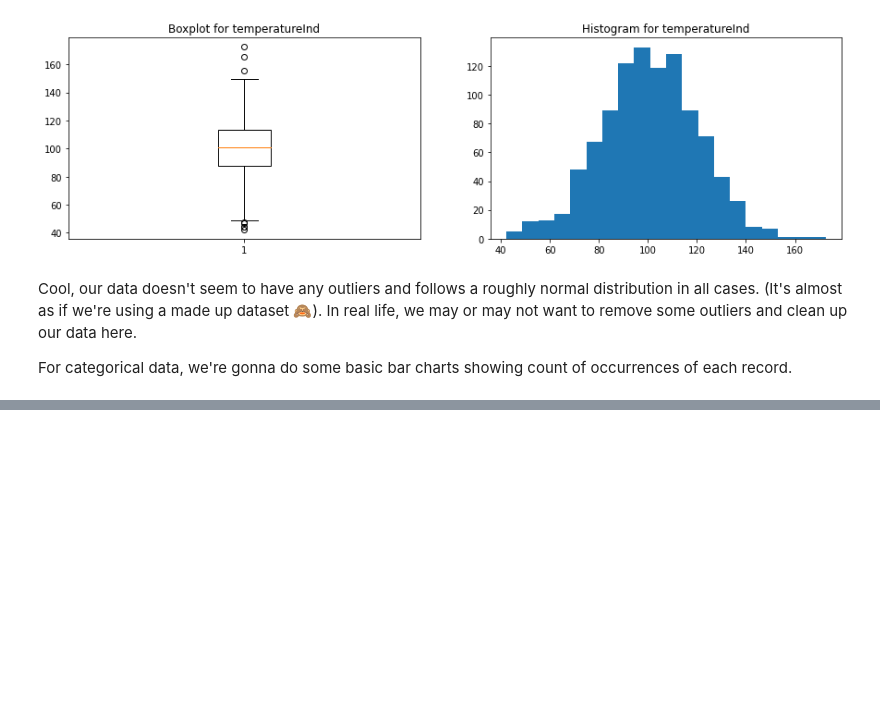
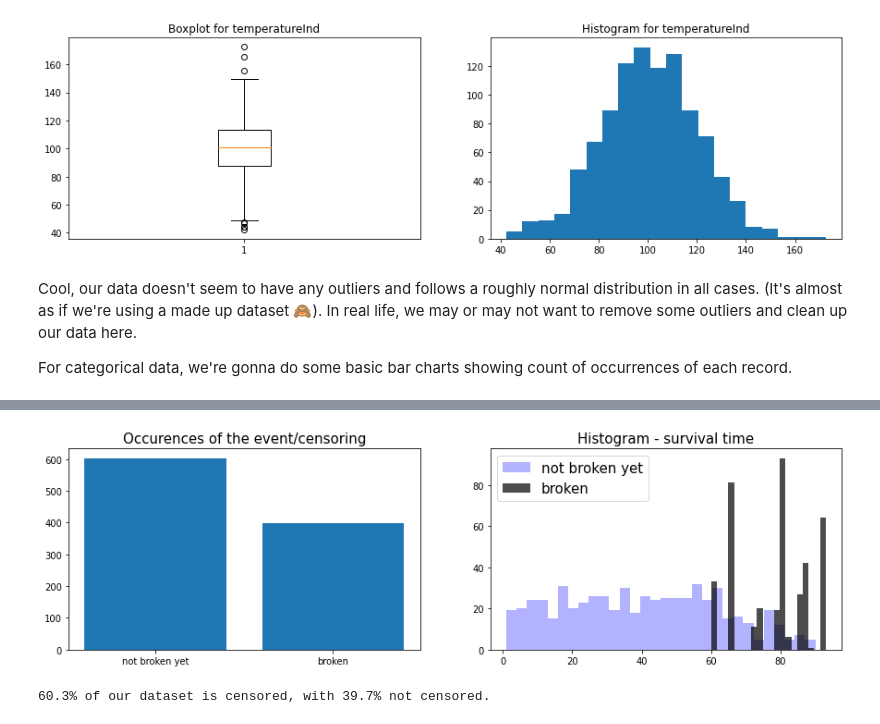
Before and after one commit to JakeLSaunders94/pysurvival_testing, a Jupyter notebook: predictive_maintenance_tutorial.ipynb, the cells around one changed output, grey strips where cells are left out. Cells and saved outputs as stored; diff of their text form; code cells hidden in the pictures; blank space fills up the shorter version.

```diff
--- a/predictive_maintenance_tutorial.ipynb
+++ b/predictive_maintenance_tutorial.ipynb
@@ -184,0 +218,42 @@ For categorical data, we're gonna do some basic bar charts showing count of occu
+# %%
+# TODO - This dataset essentially has a binary occurrence of failure vs no failure. In our data
+# we have differing failure modes. Should we follow this analysis path and repeat with each
+# failure mode separately, or combine them somehow? Are we interested in the relationship between
+# failure modes? For example, does a radiator blowout cause an oil gasket leak etc.
+
+# Creating an empty chart
+figure, ((chart1, chart2)) = plt.subplots(1, 2,  figsize=(15, 4))
+
+# Counting the number of occurrences for each category
+data = Counter(raw_dataset['broken'].replace({0:'not broken yet', 1:'broken'}))
+category = list(data.keys())
+counts = list(data.values())
+idx = range(len(counts))
+
+# Displaying the occurrences of the event/censoring
+# I.e. how much of our data is a positive event occurrence and how much isn't.
+chart1.bar(idx, counts)
+chart1.set_xticks(idx)
+chart1.set_xticklabels(category)
+chart1.set_title( 'Occurences of the event/censoring', fontsize=15)
+
+# Showing the histogram of the survival times for the censoring
+time_0 = raw_dataset.loc[ raw_dataset['broken'] == 0, 'lifetime']
+chart2.hist(time_0, bins=30, alpha=0.3, color='blue', label = 'not broken yet')
+
+# Showing the histogram of the survival times for the events
+time_1 = raw_dataset.loc[ raw_dataset['broken'] == 1, 'lifetime']
+chart2.hist(time_1, bins=20, alpha=0.7, color='black', label = 'broken')
+chart2.set_title( 'Histogram - survival time', fontsize=15)
+
+# Displaying everything side-by-side
+plt.legend(fontsize=15)
+plt.show()
+
+# What percentage of our data is censored.
+censored = round((counts[0] / (counts[0] + counts[1])) * 100, 2)
+not_censored = 100 - censored
+print(f"{censored}% of our dataset is censored, with {not_censored}% not censored.")
+# %% [output]
+[figure, added]
+60.3% of our dataset is censored, with 39.7% not censored.
```
Also changed, not shown: parts of 3 cells of this notebook.
